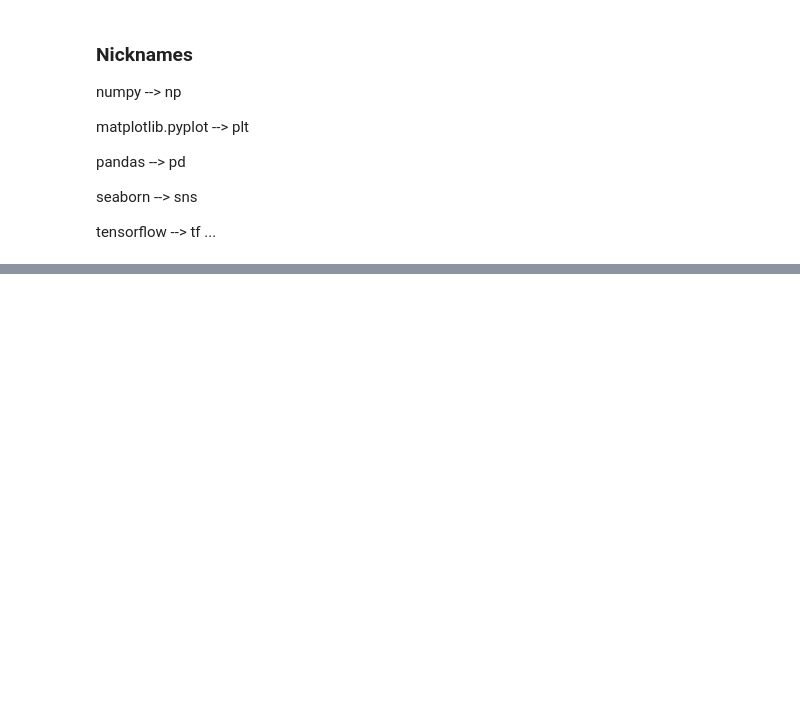
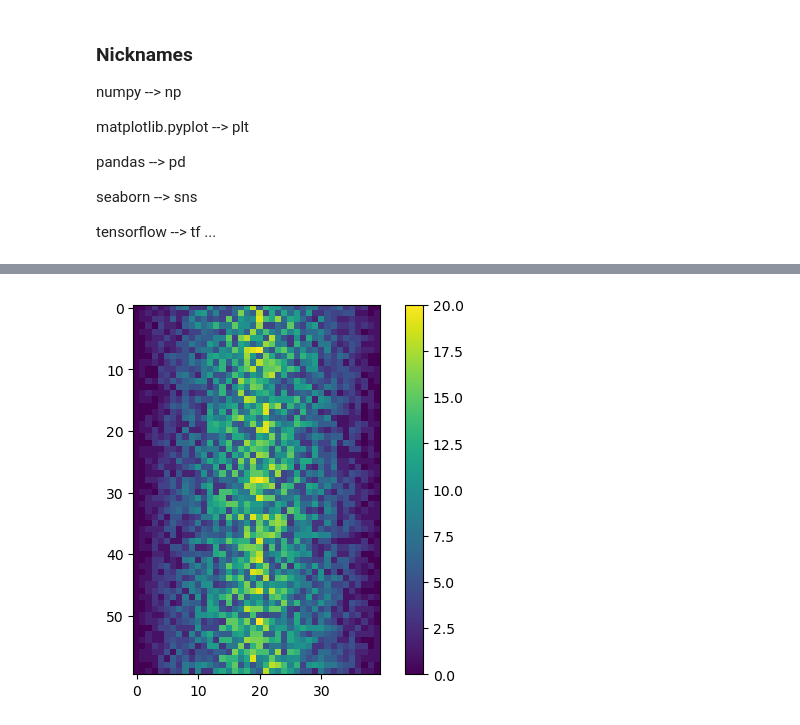
Before and after one commit to HeatherAn/swc-python-delft-feb2023, a Jupyter notebook: swc_python_day1.ipynb, the cells around one changed output, grey strips where cells are left out. Saved outputs shown, nothing was run; the diff lists cells and outputs as text; code cells hidden in the pictures; blank space fills up the shorter version.

```diff
--- a/swc_python_day1.ipynb
+++ b/swc_python_day1.ipynb
@@ -282,0 +291,6 @@ tensorflow --> tf
+# %%
+plt.imshow(data)
+plt.colorbar()
+plt.show()
+# %% [output]
+[figure, added]
```
Also changed, not shown: parts of 3 cells of this notebook.
